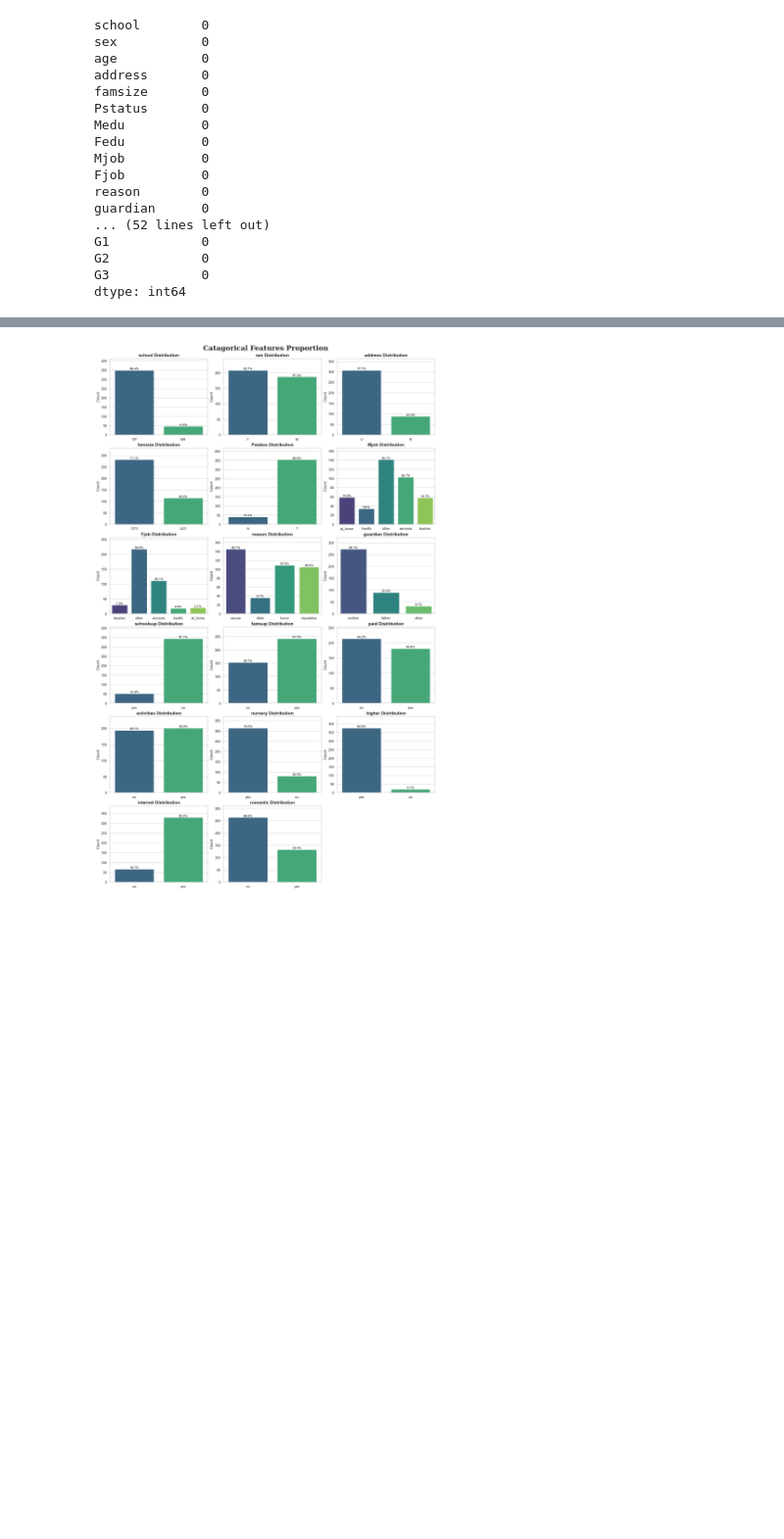
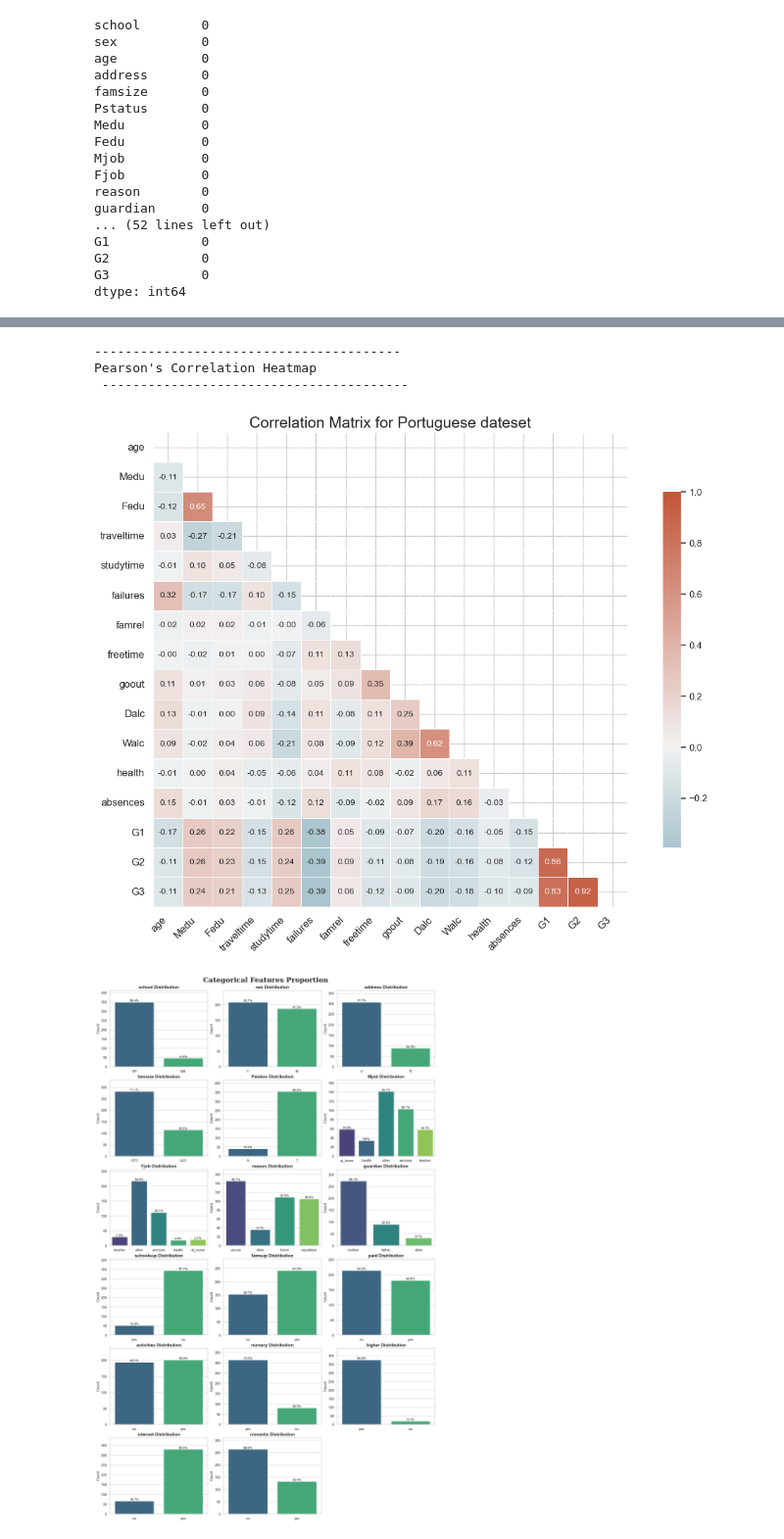
Before and after one commit to IvoDemerdjiev/student-performance-prediction, a Jupyter notebook: notebooks/exploration.ipynb, the cells around one changed output, grey strips where cells are left out. Shown at 98% size. Drawn from its saved outputs; the diff is of its cells as text; code cells hidden in the pictures; blank space fills up the shorter version.

```diff
--- a/notebooks/exploration.ipynb
+++ b/notebooks/exploration.ipynb
@@ -155,0 +169,7 @@ Pearson's Correlation Heatmap
+# %%
+show_heatmap(por_df, 'Correlation Matrix for Portuguese dateset')
+# %% [output]
+----------------------------------------
+Pearson's Correlation Heatmap
+ ----------------------------------------
+[figure, added]
```
Also changed, not shown: parts of 10 cells of this notebook, 3 other files.
